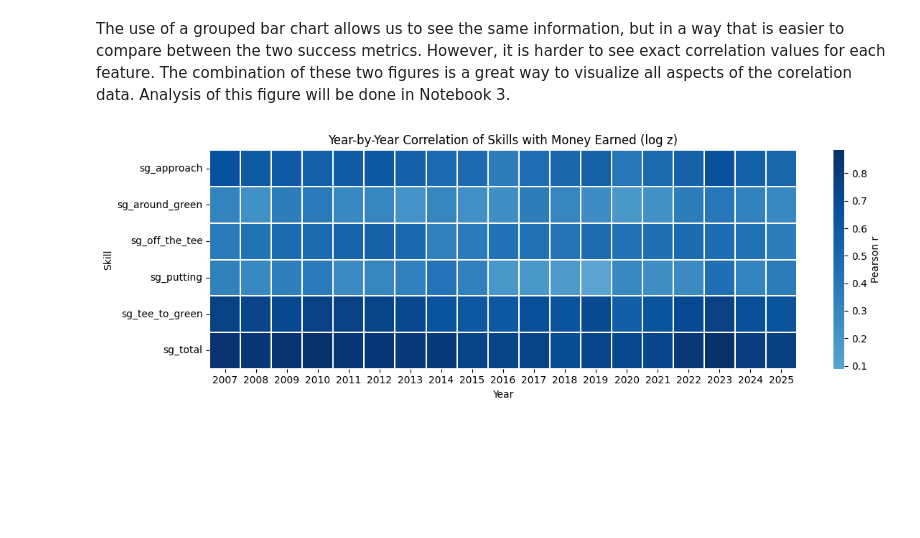
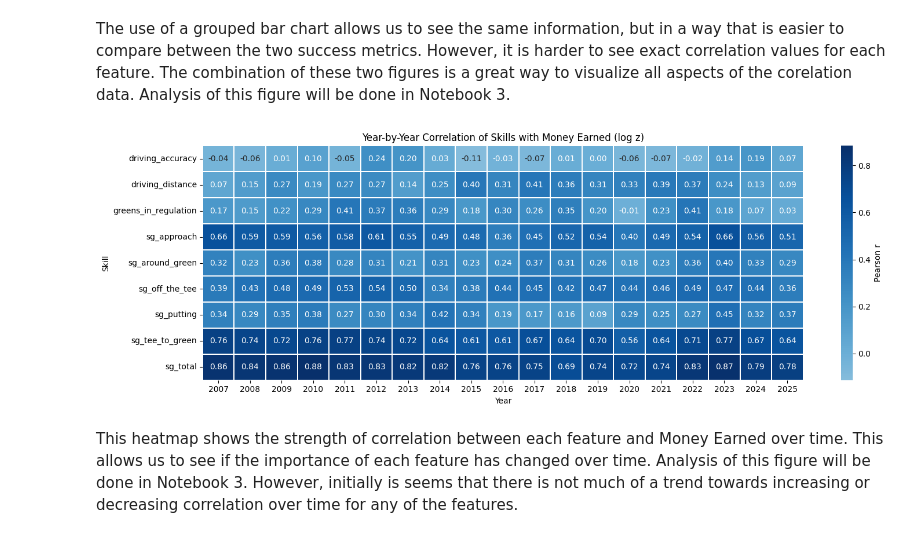
Before and after one commit to MaxGuryan9/final_project, a Jupyter notebook: data_exploration.ipynb, the cells around one changed output. Saved outputs shown, nothing was run; the diff lists cells and outputs as text; code cells hidden in the pictures; blank space fills up the shorter version.

Commit message:
Edits to Notebook 2

```diff
--- a/data_exploration.ipynb
+++ b/data_exploration.ipynb
@@ -264,22 +264,24 @@ plt.show()
 # %% [markdown]
 The use of a grouped bar chart allows us to see the same information, but in a way that is easier to compare between the two success metrics. However, it is harder to see exact correlation values for each feature. The combination of these two figures is a great way to visualize all aspects of the corelation data. Analysis of this figure will be done in Notebook 3.
 # %%
-skills = ["sg_off_the_tee","sg_approach","sg_around_green","sg_putting","sg_tee_to_green","sg_total"]
+skills = ["sg_off_the_tee","sg_approach","sg_around_green","sg_putting","sg_tee_to_green","sg_total", "greens_in_regulation" , "driving_distance", "driving_accuracy"]
 
 rows = []
 for yr, g in PGA_clean_z.groupby("year"):
     c = g[skills + ["money_earned_log_z"]].corr().loc[skills, "money_earned_log_z"]
     for metric, val in c.items():
         rows.append({"year": yr, "metric": metric, "corr": val})
 
 corr_by_year = pd.DataFrame(rows)
 corr_pivot = corr_by_year.pivot(index="metric", columns="year", values="corr")
 
-plt.figure(figsize=(12, 4))
-sns.heatmap(corr_pivot, cmap="Blues", center=0, linewidths=0.3, cbar_kws={"label": "Pearson r"})
+plt.figure(figsize=(15, 5))
+sns.heatmap(corr_pivot, cmap="Blues", center=0, linewidths=0.3, cbar_kws={"label": "Pearson r"} ,  annot=True, fmt=".2f")
 plt.title("Year-by-Year Correlation of Skills with Money Earned (log z)")
 plt.xlabel("Year"); plt.ylabel("Skill")
 plt.tight_layout()
 plt.show()
 # %% [output]
-[figure, old version]
+[figure, new version]
+# %% [markdown]
+This heatmap shows the strength of correlation between each feature and Money Earned over time. This allows us to see if the importance of each feature has changed over time. Analysis of this figure will be done in Notebook 3. However, initially is seems that there is not much of a trend towards increasing or decreasing correlation over time for any of the features.
```
